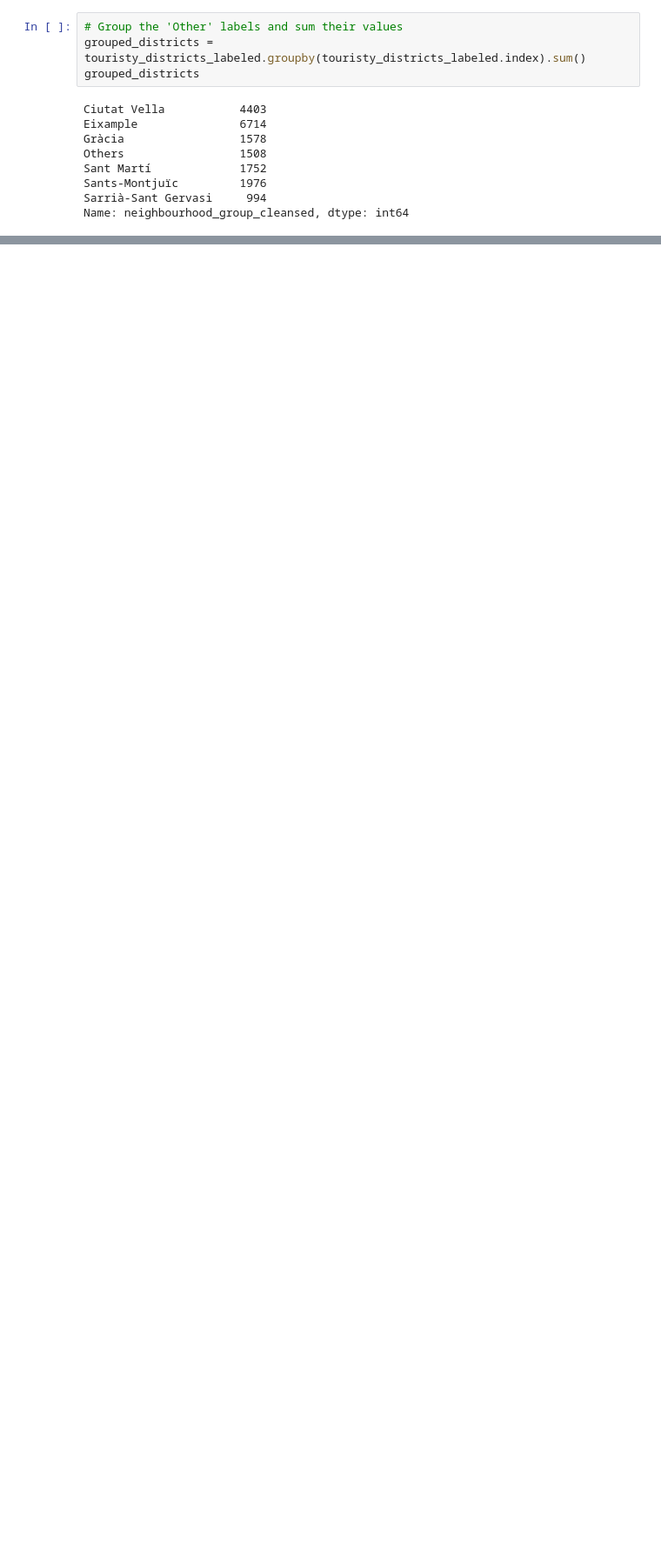
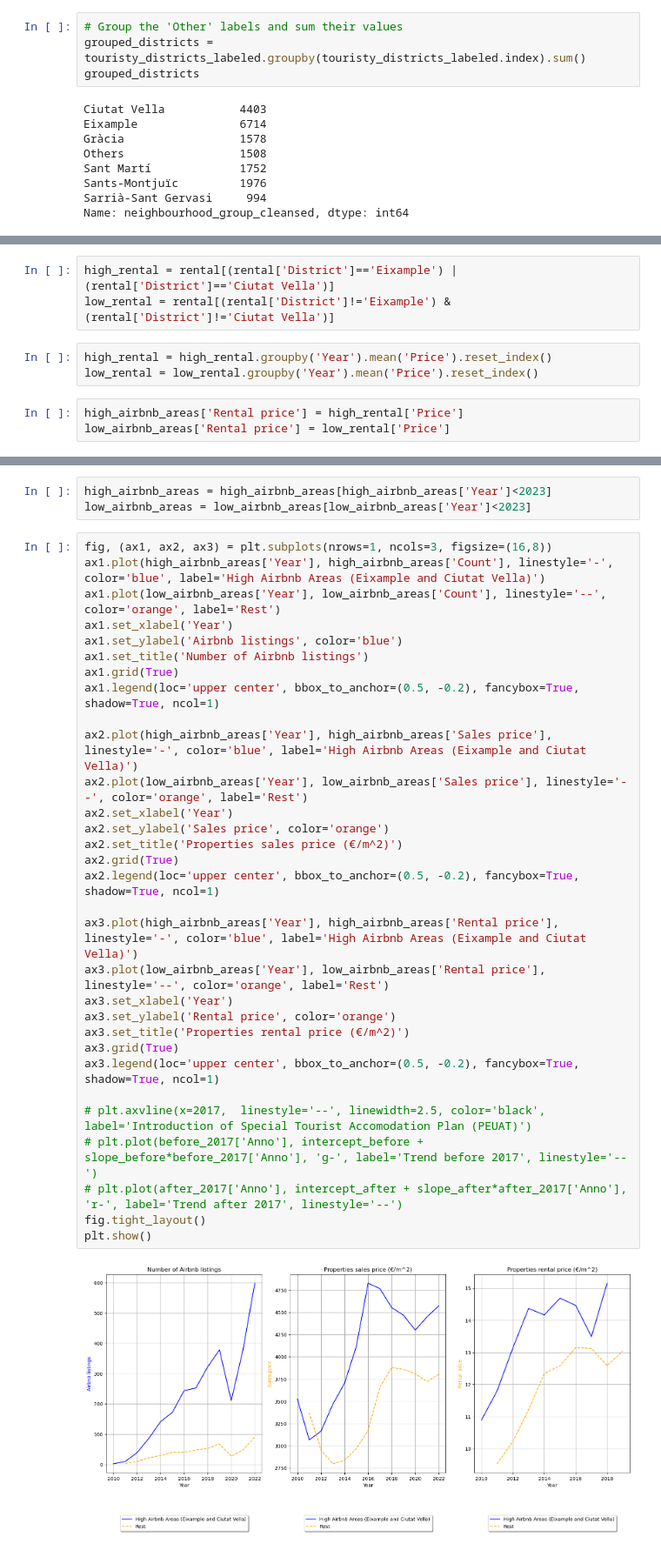
Before and after one commit to DanielColombaro/Smart-Cities, a Jupyter notebook: Barcelona_STR_analysis.ipynb, the cells around one changed output, grey strips where cells are left out. Shown at 87% size. Cells and saved outputs as stored; diff of their text form; blank space fills up the shorter version.

```diff
--- a/Barcelona_STR_analysis.ipynb
+++ b/Barcelona_STR_analysis.ipynb
@@ -676,0 +759,9 @@ plt.show()
+# %%
+high_rental = rental[(rental['District']=='Eixample') | (rental['District']=='Ciutat Vella')]
+low_rental = rental[(rental['District']!='Eixample') & (rental['District']!='Ciutat Vella')]
+# %%
+high_rental = high_rental.groupby('Year').mean('Price').reset_index()
+low_rental = low_rental.groupby('Year').mean('Price').reset_index()
+# %%
+high_airbnb_areas['Rental price'] = high_rental['Price']
+low_airbnb_areas['Rental price'] = low_rental['Price']
@@ -676,0 +791,36 @@ plt.show()
+# %%
+high_airbnb_areas = high_airbnb_areas[high_airbnb_areas['Year']<2023]
+low_airbnb_areas = low_airbnb_areas[low_airbnb_areas['Year']<2023]
+# %%
+fig, (ax1, ax2, ax3) = plt.subplots(nrows=1, ncols=3, figsize=(16,8))
+ax1.plot(high_airbnb_areas['Year'], high_airbnb_areas['Count'], linestyle='-', color='blue', label='High Airbnb Areas (Eixample and Ciutat Vella)')
+ax1.plot(low_airbnb_areas['Year'], low_airbnb_areas['Count'], linestyle='--', color='orange', label='Rest')
+ax1.set_xlabel('Year')
+ax1.set_ylabel('Airbnb listings', color='blue')
+ax1.set_title('Number of Airbnb listings')
+ax1.grid(True)
+ax1.legend(loc='upper center', bbox_to_anchor=(0.5, -0.2), fancybox=True, shadow=True, ncol=1)
+
+ax2.plot(high_airbnb_areas['Year'], high_airbnb_areas['Sales price'], linestyle='-', color='blue', label='High Airbnb Areas (Eixample and Ciutat Vella)')
+ax2.plot(low_airbnb_areas['Year'], low_airbnb_areas['Sales price'], linestyle='--', color='orange', label='Rest')
+ax2.set_xlabel('Year')
+ax2.set_ylabel('Sales price', color='orange')
+ax2.set_title('Properties sales price (€/m^2)')
+ax2.grid(True)
+ax2.legend(loc='upper center', bbox_to_anchor=(0.5, -0.2), fancybox=True, shadow=True, ncol=1)
+
+ax3.plot(high_airbnb_areas['Year'], high_airbnb_areas['Rental price'], linestyle='-', color='blue', label='High Airbnb Areas (Eixample and Ciutat Vella)')
+ax3.plot(low_airbnb_areas['Year'], low_airbnb_areas['Rental price'], linestyle='--', color='orange', label='Rest')
+ax3.set_xlabel('Year')
+ax3.set_ylabel('Rental price', color='orange')
+ax3.set_title('Properties rental price (€/m^2)')
+ax3.grid(True)
+ax3.legend(loc='upper center', bbox_to_anchor=(0.5, -0.2), fancybox=True, shadow=True, ncol=1)
+
+# plt.axvline(x=2017,  linestyle='--', linewidth=2.5, color='black', label='Introduction of Special Tourist Accomodation Plan (PEUAT)')
+# plt.plot(before_2017['Anno'], intercept_before + slope_before*before_2017['Anno'], 'g-', label='Trend before 2017', linestyle='--')
+# plt.plot(after_2017['Anno'], intercept_after + slope_after*after_2017['Anno'], 'r-', label='Trend after 2017', linestyle='--')
+fig.tight_layout()
+plt.show()
+# %% [output]
+[figure, added]
```
Also changed, not shown: parts of 16 cells of this notebook.
